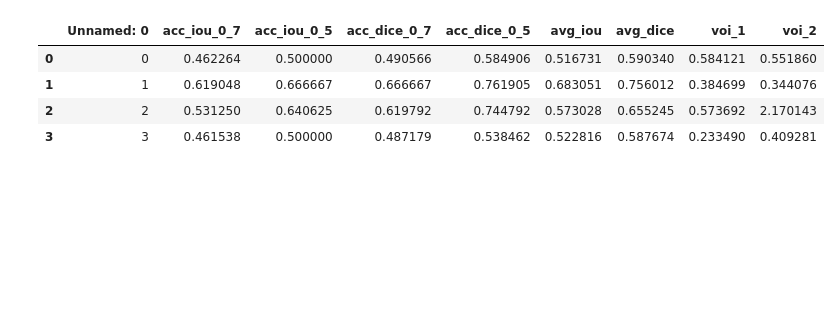
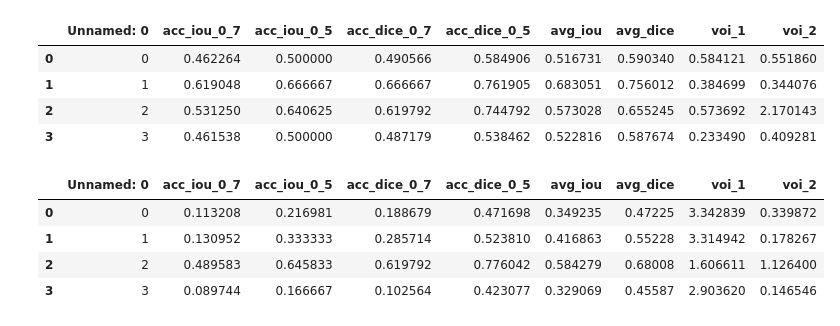
Before and after one commit to theGindar/3DCellSegMasterThesis, a Jupyter notebook: auswertung_LRP.ipynb, the cells around one changed output. Drawn from its saved outputs; the diff is of its cells as text; code cells hidden in the pictures; blank space fills up the shorter version.

```diff
--- a/auswertung_LRP.ipynb
+++ b/auswertung_LRP.ipynb
@@ -19,6 +19,8 @@ pretrained = pd.read_csv('output/results_test_model_LRP_pretrained.csv')
 edge_gated = pd.read_csv('output/results_test_model_LRP_edge_gated.csv')
 edge_gated_2 = pd.read_csv('output/results_test_model_LRP_edge_gated_limit_background.csv')
 edge_gated_3 = pd.read_csv('output/results_test_model_LRP_edge_gated_limit_background_2.csv')
+
+gcn_1 = pd.read_csv('output/results_test_model_LRP_retrained_control_background_2_gcn.csv')
 # %%
 retrained_4
 # %% [output]
@@ -27,3 +29,11 @@ retrained_4
 | 1 | 1 | 0.619048 | 0.666667 | 0.666667 | 0.761905 | 0.683051 | 0.756012 | 0.384699 | 0.344076 |
 | 2 | 2 | 0.531250 | 0.640625 | 0.619792 | 0.744792 | 0.573028 | 0.655245 | 0.573692 | 2.170143 |
 | 3 | 3 | 0.461538 | 0.500000 | 0.487179 | 0.538462 | 0.522816 | 0.587674 | 0.233490 | 0.409281 |
+# %%
+gcn_1
+# %% [output]
+|  | Unnamed: 0 | acc_iou_0_7 | acc_iou_0_5 | acc_dice_0_7 | acc_dice_0_5 | avg_iou | avg_dice | voi_1 | voi_2 |
+| 0 | 0 | 0.113208 | 0.216981 | 0.188679 | 0.471698 | 0.349235 | 0.47225 | 3.342839 | 0.339872 |
+| 1 | 1 | 0.130952 | 0.333333 | 0.285714 | 0.523810 | 0.416863 | 0.55228 | 3.314942 | 0.178267 |
+| 2 | 2 | 0.489583 | 0.645833 | 0.619792 | 0.776042 | 0.584279 | 0.68008 | 1.606611 | 1.126400 |
+| 3 | 3 | 0.089744 | 0.166667 | 0.102564 | 0.423077 | 0.329069 | 0.45587 | 2.903620 | 0.146546 |
```
Also changed, not shown: parts of 1 cell of this notebook, 2 other files.
